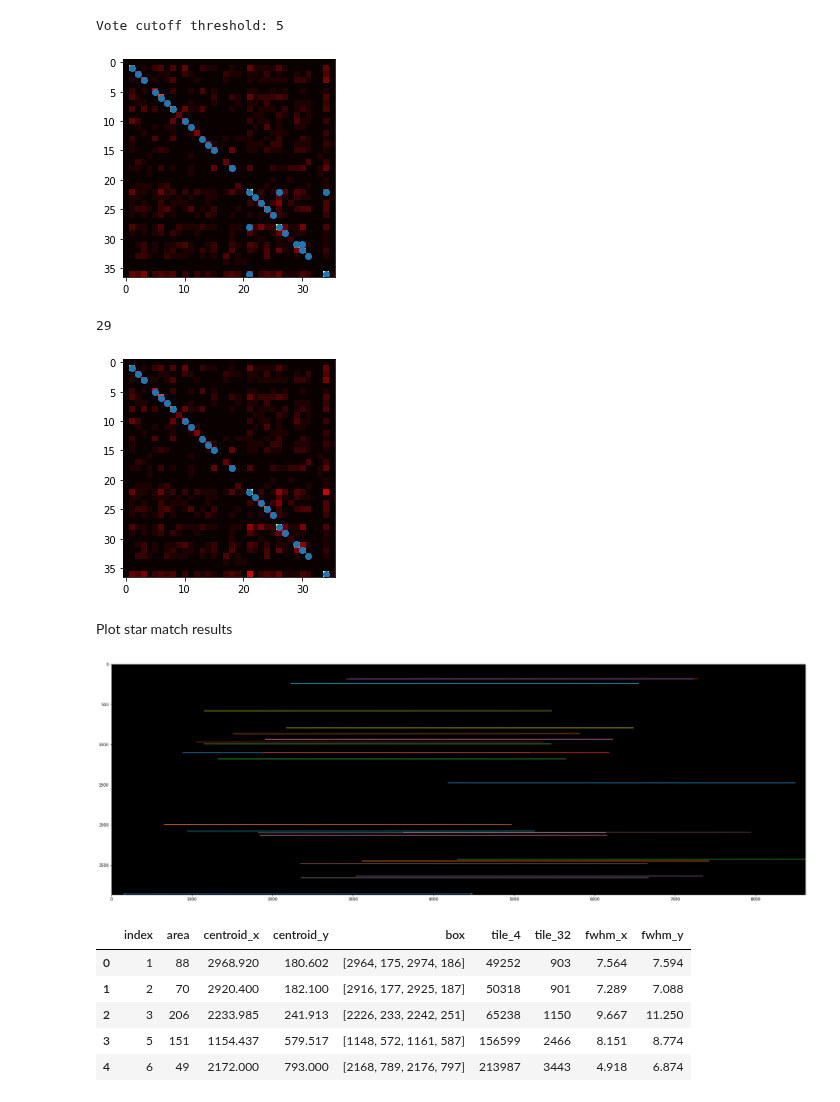
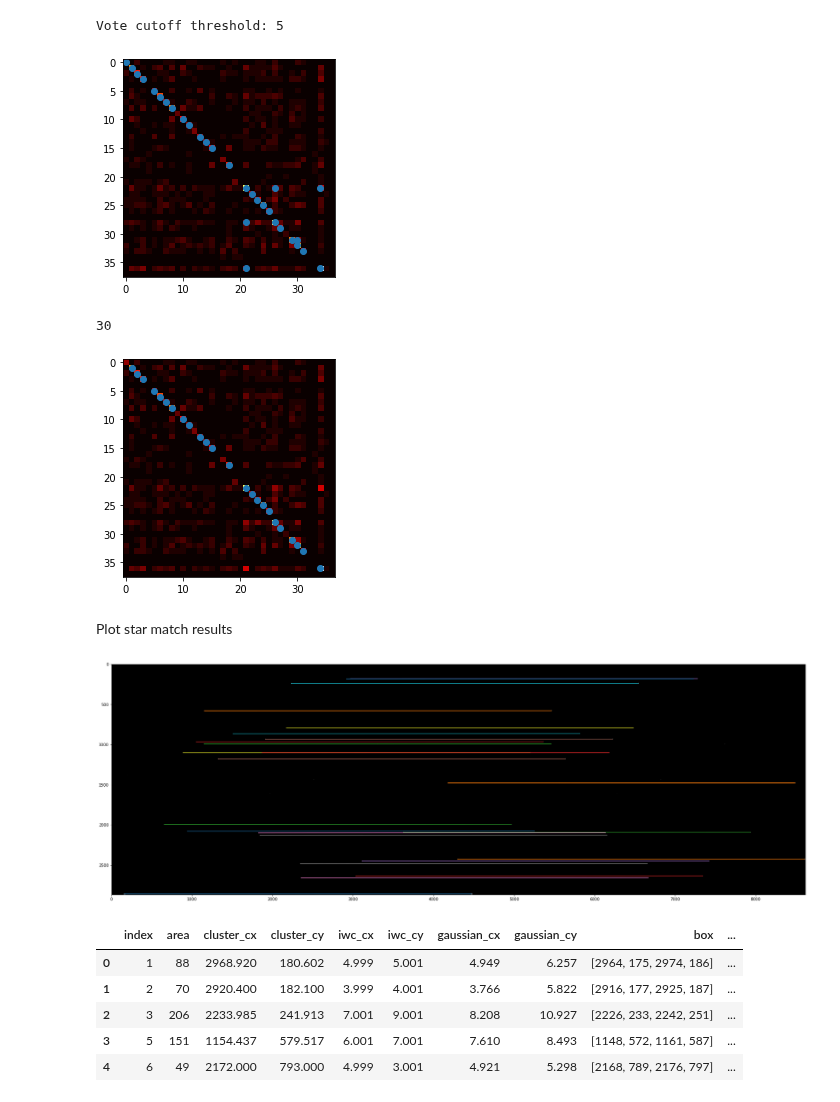
Before and after one commit to cygnus77/astrocam, a Jupyter notebook: fwhm/align.ipynb, the cells around one changed output. Drawn from its saved outputs; the diff is of its cells as text; code cells hidden in the pictures.

```diff
--- a/fwhm/align.ipynb
+++ b/fwhm/align.ipynb
@@ -14,9 +14,12 @@ from star_finder import StarFinder
 # %% [markdown]
 Scan stars from image
 # %%
-out_of_focus = r"C:\code\astrocam\outoffocus\Image741.nef"
-in_focus = r"C:\code\astrocam\light\Image752.nef"
-in_focus_753 = r"C:\code\astrocam\light\Image753.nef"
+from pathlib import Path
+
+root = Path(r"D:\Astro\20220430-whale")
+out_of_focus = root / "outoffocus\Image741.nef"
+in_focus = root / "light\Image752.nef"
+in_focus_753 = root / "light\Image753.nef"
 
 s = StarFinder()
 
@@ -58,8 +81,8 @@ def getTriangles(df):
     for c in combinations(df.index, 2):
         assert(c[1] > c[0])
         key = (c[0], c[1])
-        x1, y1 = df.loc[c[0],['centroid_x', 'centroid_y']]
-        x2, y2 = df.loc[c[1],['centroid_x', 'centroid_y']]
+        x1, y1 = df.loc[c[0],['cluster_cx', 'cluster_cy']]
+        x2, y2 = df.loc[c[1],['cluster_cx', 'cluster_cy']]
         starDistances[key] = math.sqrt((x2-x1)**2 + (y2-y1)**2)
 
     vTriangles = []
@@ -126,11 +149,11 @@ plt.imshow(votes, cmap='hot')
 plt.scatter([x[1] for x in topVotePairs], [x[0] for x in topVotePairs])
 plt.show()
 # %% [output]
-[figure, old version]
+[figure, new version]
 # %%
 len(topVotePairs)
 # %% [output]
-29
+30
 # %%
 matches = []
 for vp in topVotePairs:
@@ -145,25 +168,25 @@ plt.imshow(votes, cmap='hot')
 plt.scatter([x[1] for x in matches], [x[0] for x in matches])
 plt.show()
 # %% [output]
-[figure, old version]
+[figure, new version]
 # %% [markdown]
 Plot star match results
 # %%
 img = np.column_stack((ref_image,tgt_image))
 fig = plt.figure(figsize=(32,16))
 plt.imshow(img, cmap='gray')
 
 for s1,s2 in matches:
-    x1,y1 = df_ref.loc[s1, ['centroid_x', 'centroid_y']]
-    x2,y2 = df_tgt.loc[s2, ['centroid_x', 'centroid_y']]
+    x1,y1 = df_ref.loc[s1, ['cluster_cx', 'cluster_cy']]
+    x2,y2 = df_tgt.loc[s2, ['cluster_cx', 'cluster_cy']]
     x2 += ref_image.shape[1]
     xs = [int(x1), int(x2)]
     ys = [int(y1), int(y2)]
     plt.plot(xs, ys)
 
 plt.show()
 # %% [output]
-[figure, old version]
+[figure, new version]
 # %%
 matches_ref, matches_tgt = [m[0] for m in matches], [m[1] for m in matches]
 
@@ -172,12 +195,12 @@ matches_tgt = df_tgt[df_tgt.index.isin(matches_tgt)].reset_index()
 # %%
 matches_ref.head()
 # %% [output]
-|  | index | area | centroid_x | centroid_y | box | tile_4 | tile_32 | fwhm_x | fwhm_y |
-| 0 | 1 | 88 | 2968.920 | 180.602 | [2964, 175, 2974, 186] | 49252 | 903 | 7.564 | 7.594 |
-| 1 | 2 | 70 | 2920.400 | 182.100 | [2916, 177, 2925, 187] | 50318 | 901 | 7.289 | 7.088 |
-| 2 | 3 | 206 | 2233.985 | 241.913 | [2226, 233, 2242, 251] | 65238 | 1150 | 9.667 | 11.250 |
-| 3 | 5 | 151 | 1154.437 | 579.517 | [1148, 572, 1161, 587] | 156599 | 2466 | 8.151 | 8.774 |
-| 4 | 6 | 49 | 2172.000 | 793.000 | [2168, 789, 2176, 797] | 213987 | 3443 | 4.918 | 6.874 |
+|  | index | area | cluster_cx | cluster_cy | iwc_cx | iwc_cy | gaussian_cx | gaussian_cy | box | ... |
+| 0 | 1 | 88 | 2968.920 | 180.602 | 4.999 | 5.001 | 4.949 | 6.257 | [2964, 175, 2974, 186] | ... |
+| 1 | 2 | 70 | 2920.400 | 182.100 | 3.999 | 4.001 | 3.766 | 5.822 | [2916, 177, 2925, 187] | ... |
+| 2 | 3 | 206 | 2233.985 | 241.913 | 7.001 | 9.001 | 8.208 | 10.927 | [2226, 233, 2242, 251] | ... |
+| 3 | 5 | 151 | 1154.437 | 579.517 | 6.001 | 7.001 | 7.610 | 8.493 | [1148, 572, 1161, 587] | ... |
+| 4 | 6 | 49 | 2172.000 | 793.000 | 4.999 | 3.001 | 4.921 | 5.298 | [2168, 789, 2176, 797] | ... |
 # %%
 matches_tgt.head()
 # %% [output]
```
Also changed, not shown: parts of 10 cells of this notebook, 5 other files.
